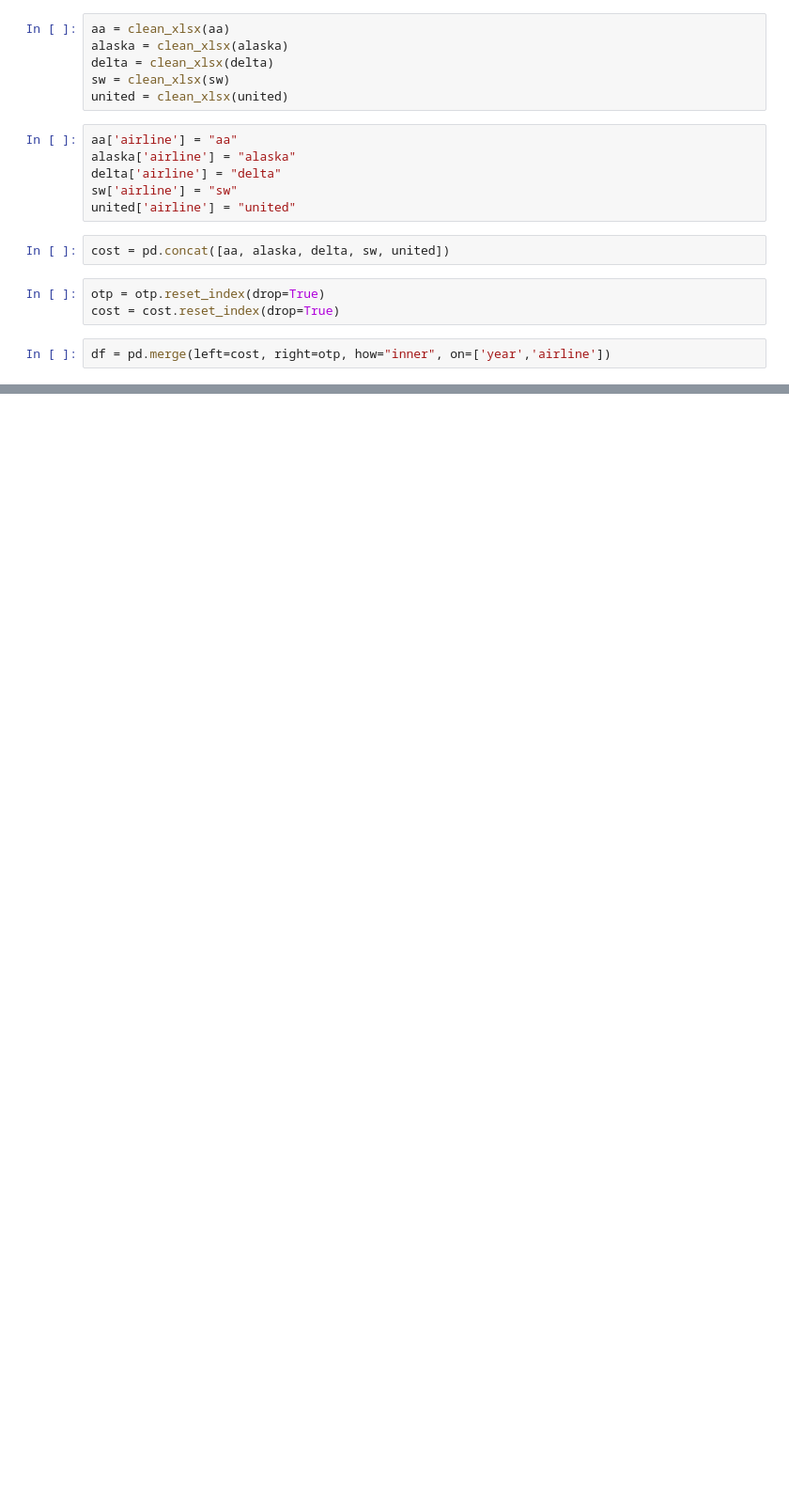
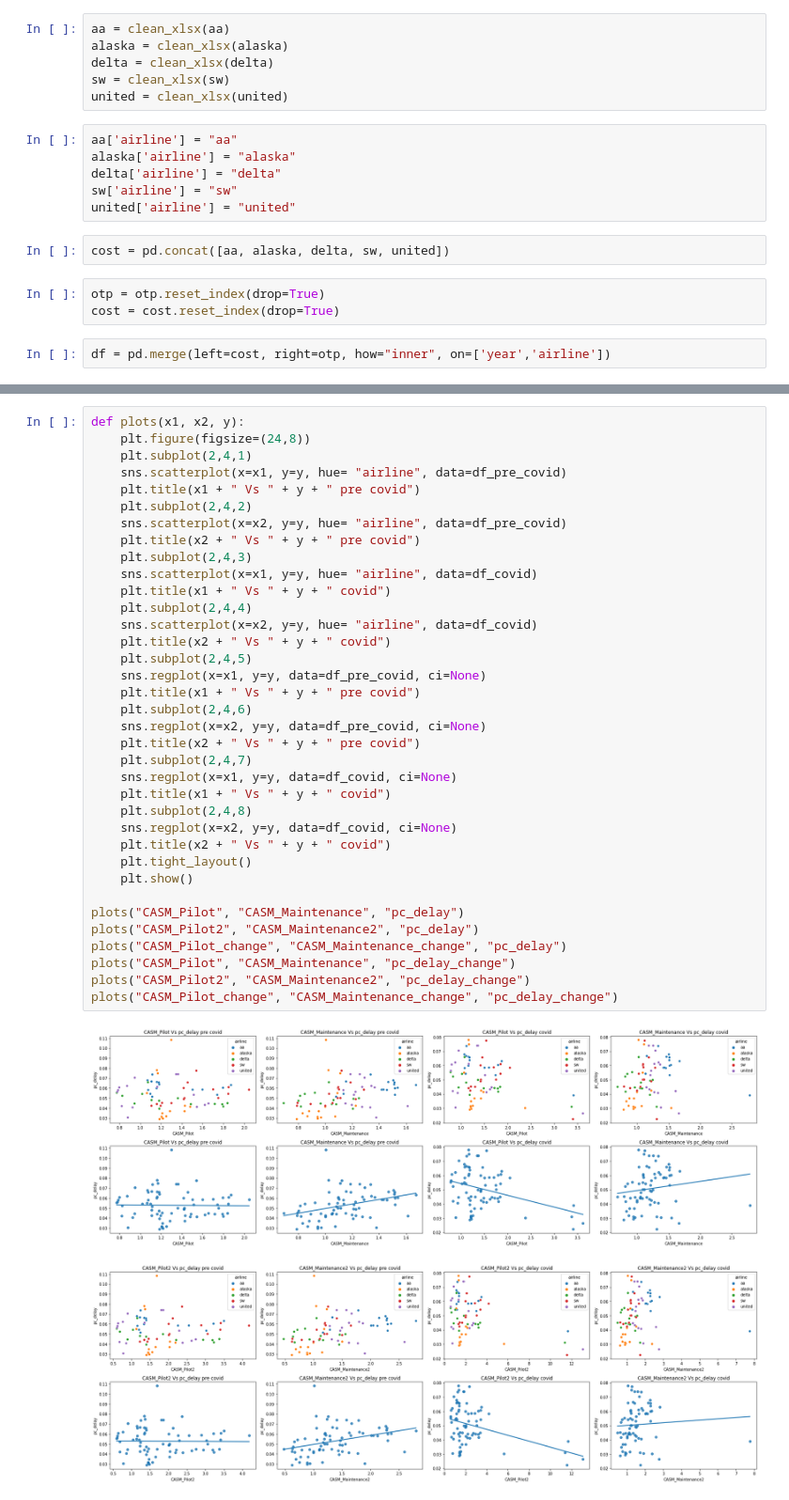
Before and after one commit to namithadeshpande/Airline-Project, a Jupyter notebook: Airline/Airline.ipynb, the cells around one changed output, grey strips where cells are left out. Shown at 94% size. Saved outputs shown, nothing was run; the diff lists cells and outputs as text; blank space fills up the shorter version.

```diff
--- a/Airline/Airline.ipynb
+++ b/Airline/Airline.ipynb
@@ -187,0 +292,39 @@ plt.show()
+# %%
+def plots(x1, x2, y):
+    plt.figure(figsize=(24,8))
+    plt.subplot(2,4,1)
+    sns.scatterplot(x=x1, y=y, hue= "airline", data=df_pre_covid)
+    plt.title(x1 + " Vs " + y + " pre covid")
+    plt.subplot(2,4,2)
+    sns.scatterplot(x=x2, y=y, hue= "airline", data=df_pre_covid)
+    plt.title(x2 + " Vs " + y + " pre covid")
+    plt.subplot(2,4,3)
+    sns.scatterplot(x=x1, y=y, hue= "airline", data=df_covid)
+    plt.title(x1 + " Vs " + y + " covid")
+    plt.subplot(2,4,4)
+    sns.scatterplot(x=x2, y=y, hue= "airline", data=df_covid)
+    plt.title(x2 + " Vs " + y + " covid")
+    plt.subplot(2,4,5)
+    sns.regplot(x=x1, y=y, data=df_pre_covid, ci=None)
+    plt.title(x1 + " Vs " + y + " pre covid")
+    plt.subplot(2,4,6)
+    sns.regplot(x=x2, y=y, data=df_pre_covid, ci=None)
+    plt.title(x2 + " Vs " + y + " pre covid")
+    plt.subplot(2,4,7)
+    sns.regplot(x=x1, y=y, data=df_covid, ci=None)
+    plt.title(x1 + " Vs " + y + " covid")
+    plt.subplot(2,4,8)
+    sns.regplot(x=x2, y=y, data=df_covid, ci=None)
+    plt.title(x2 + " Vs " + y + " covid")
+    plt.tight_layout()
+    plt.show()
+
+plots("CASM_Pilot", "CASM_Maintenance", "pc_delay")
+plots("CASM_Pilot2", "CASM_Maintenance2", "pc_delay")
+plots("CASM_Pilot_change", "CASM_Maintenance_change", "pc_delay")
+plots("CASM_Pilot", "CASM_Maintenance", "pc_delay_change")
+plots("CASM_Pilot2", "CASM_Maintenance2", "pc_delay_change")
+plots("CASM_Pilot_change", "CASM_Maintenance_change", "pc_delay_change")
+# %% [output]
+[figure, added]
+[figure, added]
```
Also changed, not shown: parts of 65 cells of this notebook, 4 other files.
